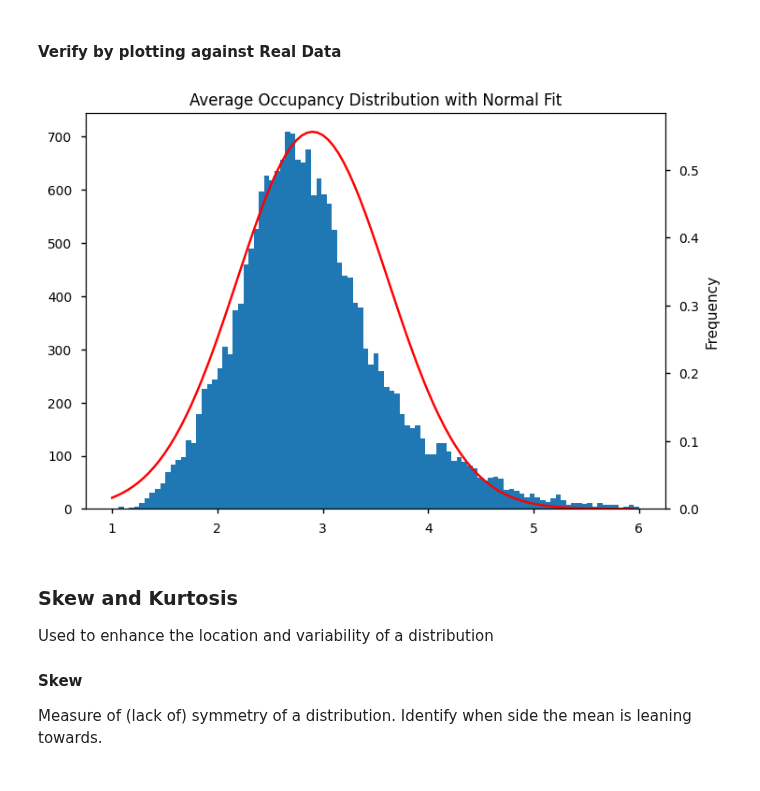
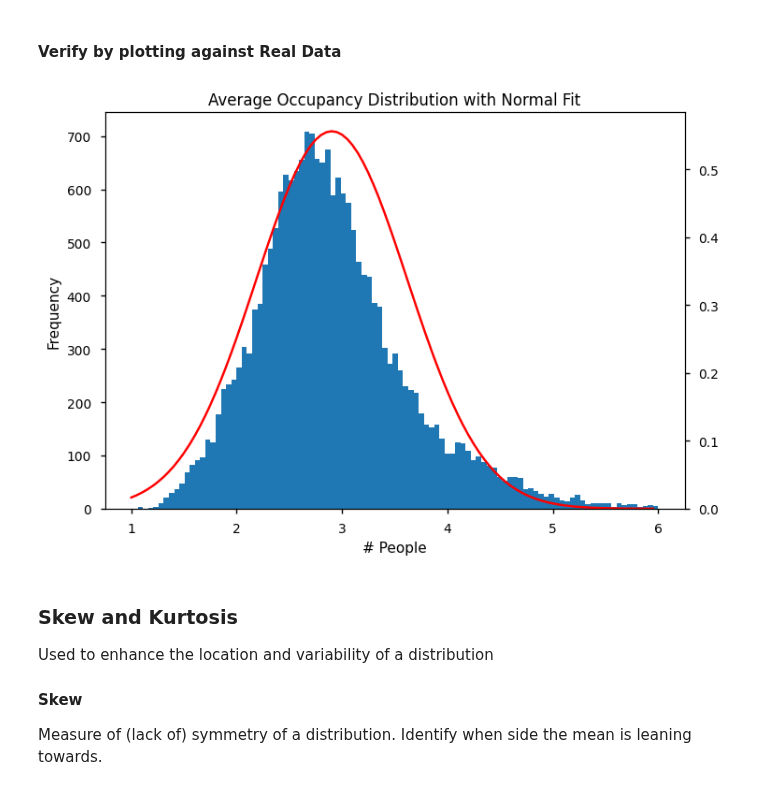
Before and after one commit to punitarani/MAT-494, a Jupyter notebook: 2.2 Probability Distribution.ipynb, the cells around one changed output. Cells and saved outputs as stored; diff of their text form; code cells hidden in the pictures.

Commit message:
Fix: plots title, x and y labels

```diff
--- a/2.2 Probability Distribution.ipynb
+++ b/2.2 Probability Distribution.ipynb
@@ -233,20 +233,20 @@ Cumulative Probability (cdf) of Average Occupancies:
 # %%
 AveOccup_vals_probs = [solve_norm_pdf(AveOccup_mean, AveOccup_std, val*(aob-aoa)/100+1) for val in range(0, 100)]
 
 ao_fig, ao_ax = plt.subplots()
 
 ao_ax.hist(AveOccup_vals, bins=100)
 
 ao_ax2 = ao_ax.twinx()
 ao_ax2.plot([val*(aob-aoa)/100+1 for val in range(0, 100)], AveOccup_vals_probs, color="red")
 ao_ax2.set_ylim(bottom=0)
 
-plt.title("Average Occupancy Distribution with Normal Fit")
-plt.xlabel("# People")
-plt.ylabel("Frequency")
+ao_ax.set_title("Average Occupancy Distribution with Normal Fit")
+ao_ax.set_xlabel("# People")
+ao_ax.set_ylabel("Frequency")
 plt.show()
 # %% [output]
-[figure, old version]
+[figure, new version]
 # %% [markdown]
 ### Skew and Kurtosis
 
```
Also changed, not shown: parts of 2 cells of this notebook.
